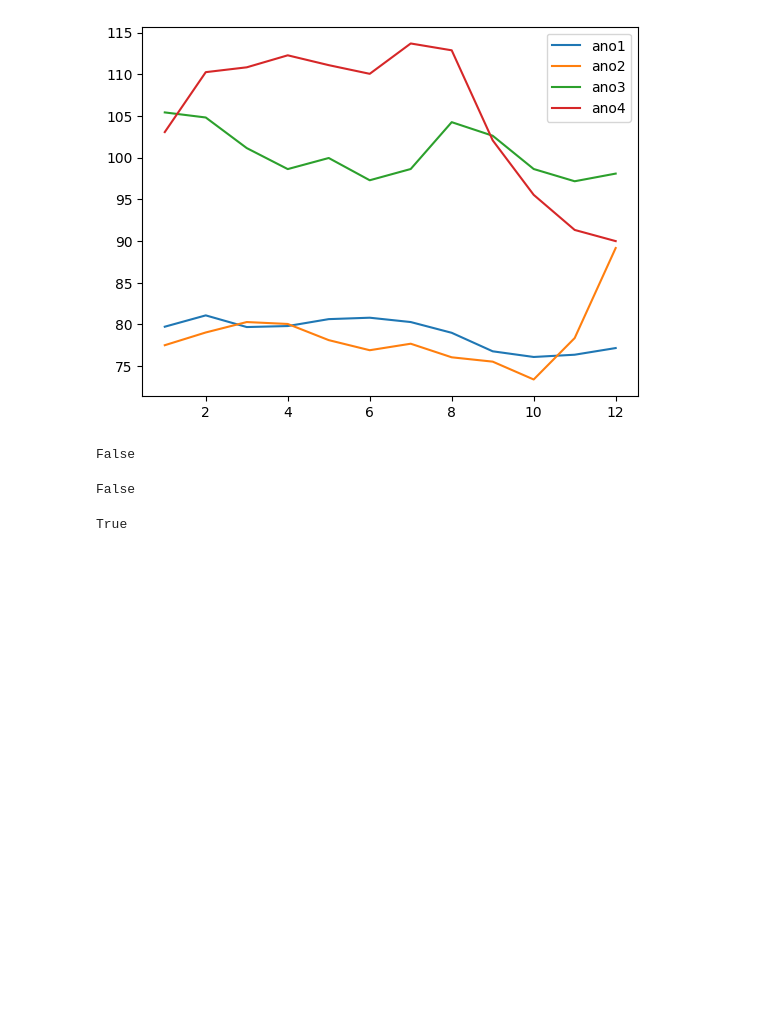
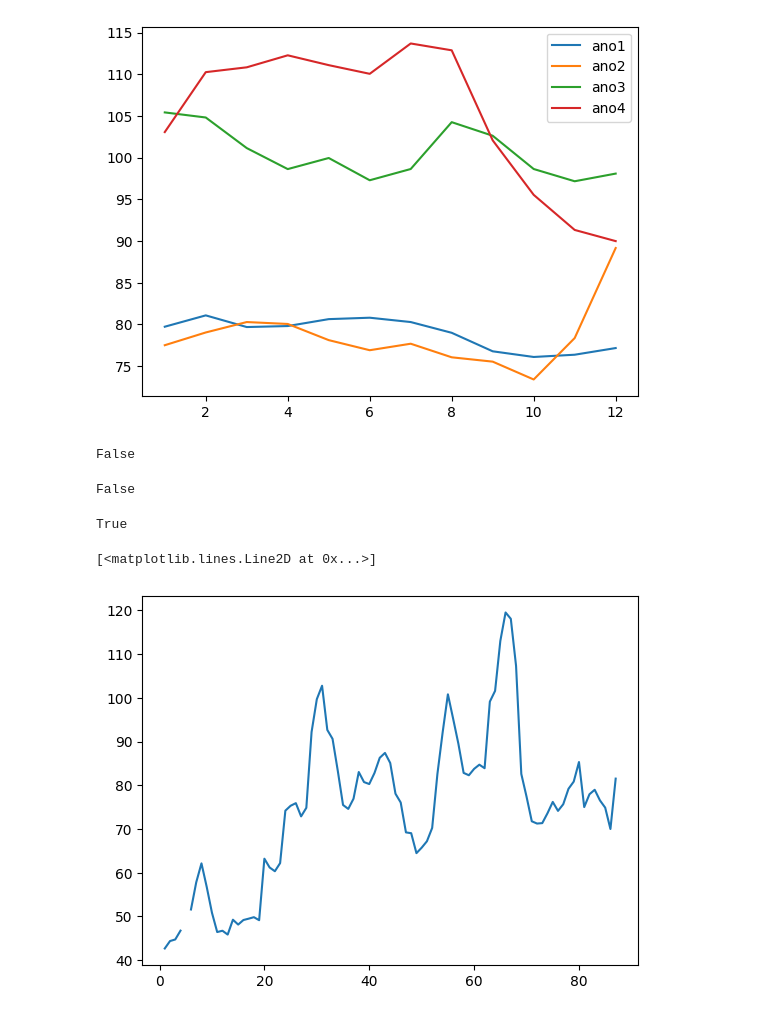
Before and after one commit to MateusMalvezzi/Python_Data_Science, a Jupyter notebook: Numpy.ipynb, the cells around one changed output. Saved outputs shown, nothing was run; the diff lists cells and outputs as text; code cells hidden in the pictures; blank space fills up the shorter version.

```diff
--- a/Numpy.ipynb
+++ b/Numpy.ipynb
@@ -208,3 +206,8 @@ False
 np.allclose(Moscow_ano3, Moscow_ano4,10)
 # %% [output]
 True
+# %%
+plt.plot(datas, Kaliningrad)
+# %% [output]
+[<matplotlib.lines.Line2D at 0x...>]
+[figure, added]
```
Also changed, not shown: parts of 24 cells of this notebook.
